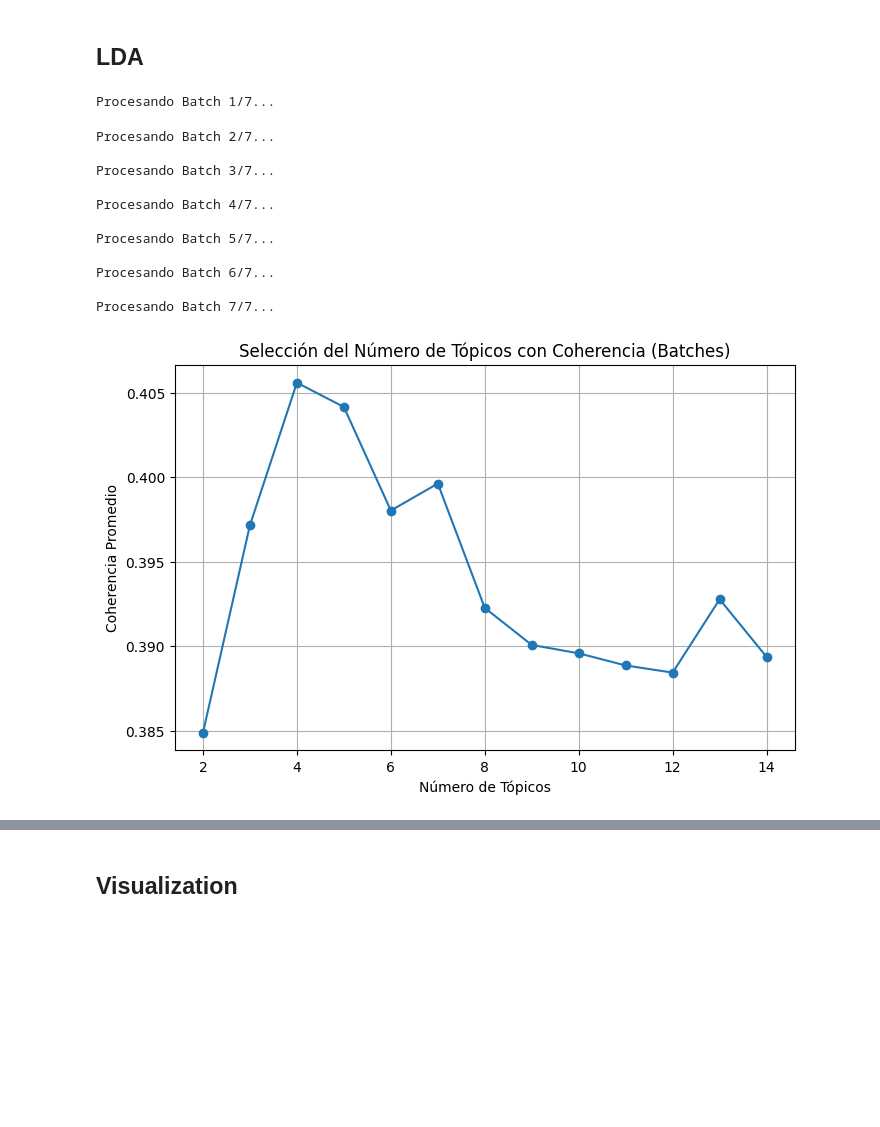
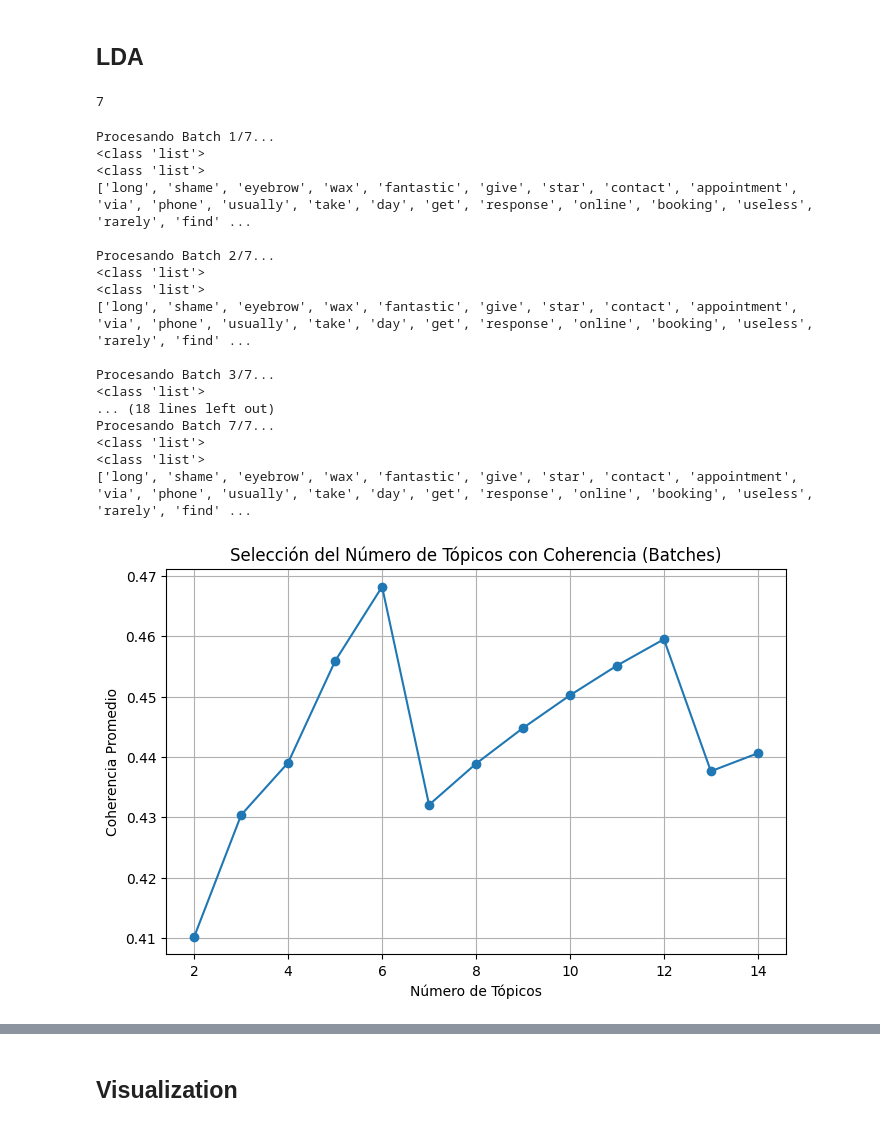
Before and after one commit to JaumeSanCol/Comp_ML, a Jupyter notebook: data_prep.ipynb, the cells around one changed output, grey strips where cells are left out. Saved outputs shown, nothing was run; the diff lists cells and outputs as text; code cells hidden in the pictures; blank space fills up the shorter version.

```diff
--- a/data_prep.ipynb
+++ b/data_prep.ipynb
@@ -166,16 +429,0 @@ print(corpus["words"].apply(type).unique())
-# %%
-import nltk
-import ast  # Para convertir strings en listas
-from nltk.corpus import stopwords
-import string
-
-nltk.download('stopwords')
-
-# Convertir strings en listas
-corpus["words"] = corpus["words"].apply(ast.literal_eval)
-
-stop_words = set(stopwords.words('english'))
-
-corpus["words"] = corpus["words"].apply(lambda x: [word for word in x if word.lower() not in stop_words and not word.isdigit()])
-
-# Limpiar directamente la columna 'words' eliminando signos de puntuación y saltos de línea
@@ -274,10 +464,3 @@ irrelevant_words=["well","tell","one","say","think","come","look","even","make",
-# %%
-# remove empty words and irrelevant words
-corpus["words"] = [[word for word in sublist if word not in irrelevant_words] for sublist in corpus["words"]]
-corpus["words"] = corpus["words"].apply(lambda x: [word for word in x if word.strip()])
-# %%
-corpus['words_join'] = None
-corpus["words_join"] = corpus["words"].apply(lambda x: " ".join([word for word in x if word]))
 # %%
 corpus
 # %% [output]
@@ -377,5 +480,3 @@ The value where 95% of the data accumulates is approximately 13.86
-# %%
-corpus = corpus[corpus["non_english_count"] <= threshold_value ].drop(columns=["non_english_count"])
 # %% [markdown]
 ## LDA
 # %%
@@ -433,6 +534,10 @@ def get_top_n_words(n, keys, document_term_matrix, count_vectorizer):
             topic_words.append(the_word)  # Simply store the word as-is
         top_words.append(" ".join(topic_words))
     return top_words
+# %%
+num_batches
+# %% [output]
+7
 # %%
 
 import gensim
@@ -454,46 +559,51 @@ coherence_values = np.zeros(len(topic_range))  # Acumular coherencia
 
 # Procesar cada batch
 for batch_idx, batch_df in enumerate(df_batches):
     print(f"\nProcesando Batch {batch_idx+1}/{num_batches}...")
 
     # Convertir la columna "words" a lista de listas
-    batch_texts = batch_df["words"].tolist()
+    batch_texts = corpus["words"].apply(lambda x: ast.literal_eval(x) if isinstance(x, str) else x).tolist()
 
     # Crear diccionario y corpus para este batch
     dictionary = corpora.Dictionary(batch_texts)
     corpus2 = [dictionary.doc2bow(text) for text in batch_texts]
 
     # Calcular coherencia para cada número de tópicos
     for i, num_topics in enumerate(topic_range):
         lda_model = gensim.models.LdaModel(corpus=corpus2, id2word=dictionary, num_topics=num_topics, random_state=42)
         coherence_model = CoherenceModel(model=lda_model, texts=batch_texts, dictionary=dictionary, coherence='c_v')
         coherence_values[i] += coherence_model.get_coherence()  # Sumar coherencia del batch
 
 # Promediar los valores de coherencia
 coherence_values /= num_batches
 
 # Graficar coherencia vs. número de tópicos
 plt.figure(figsize=(8, 5))
 plt.plot(topic_range, coherence_values, marker='o')
 plt.xlabel("Número de Tópicos")
 plt.ylabel("Coherencia Promedio")
 plt.title("Selección del Número de Tópicos con Coherencia (Batches)")
 plt.grid()
 plt.show()
 # %% [output]
 Procesando Batch 1/7...
+<class 'list'>
+<class 'list'>
+['long', 'shame', 'eyebrow', 'wax', 'fantastic', 'give', 'star', 'contact', 'appointment', 'via', 'phone', 'usually', 'take', 'day', 'get', 'response', 'online', 'booking', 'useless', 'rarely', 'find' ...
+
+Procesando Batch 2/7...
+<class 'list'>
+<class 'list'>
+['long', 'shame', 'eyebrow', 'wax', 'fantastic', 'give', 'star', 'contact', 'appointment', 'via', 'phone', 'usually', 'take', 'day', 'get', 'response', 'online', 'booking', 'useless', 'rarely', 'find' ...
+
+Procesando Batch 3/7...
+<class 'list'>
+... (18 lines left out)
+Procesando Batch 7/7...
+<class 'list'>
+<class 'list'>
+['long', 'shame', 'eyebrow', 'wax', 'fantastic', 'give', 'star', 'contact', 'appointment', 'via', 'phone', 'usually', 'take', 'day', 'get', 'response', 'online', 'booking', 'useless', 'rarely', 'find' ...
-Procesando Batch 2/7...
-
-Procesando Batch 3/7...
-
-Procesando Batch 4/7...
-
-Procesando Batch 5/7...
-
-Procesando Batch 6/7...
-
-Procesando Batch 7/7...
-[figure, old version]
+[figure, new version]
 # %%
 corpus
 # %% [output]
```
Also changed, not shown: parts of 64 cells of this notebook, 3 other files.
